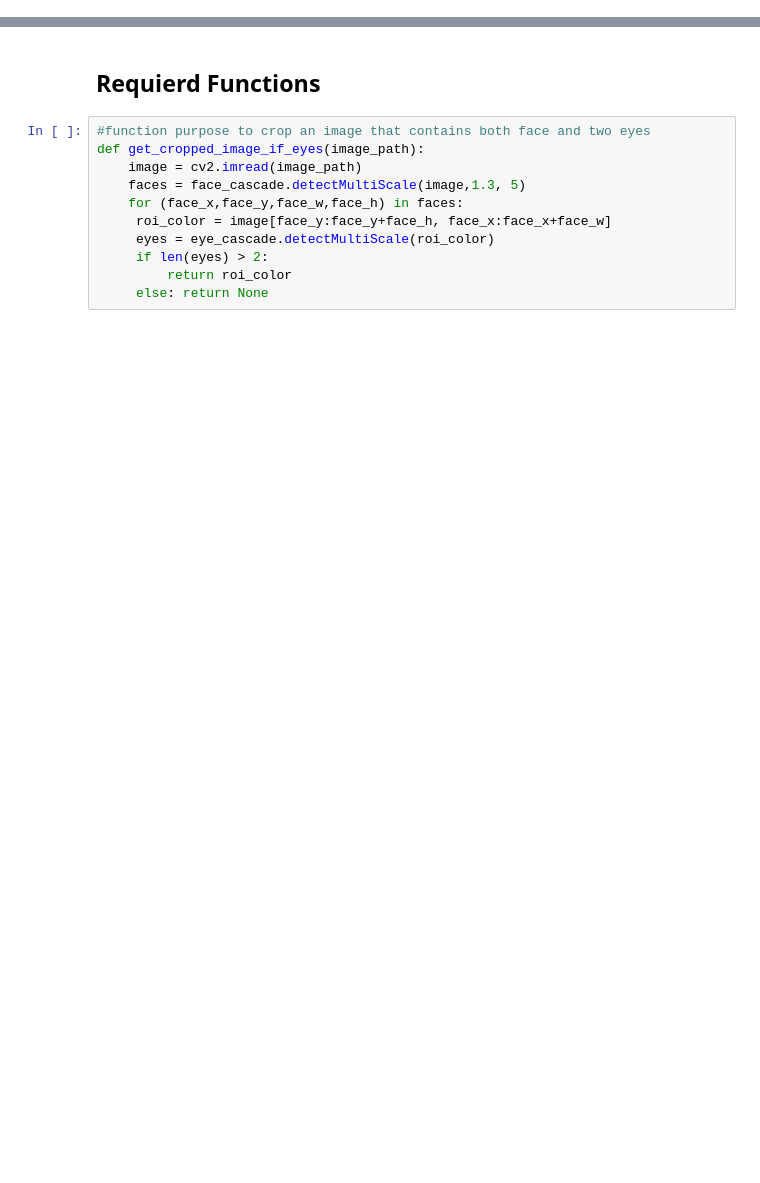
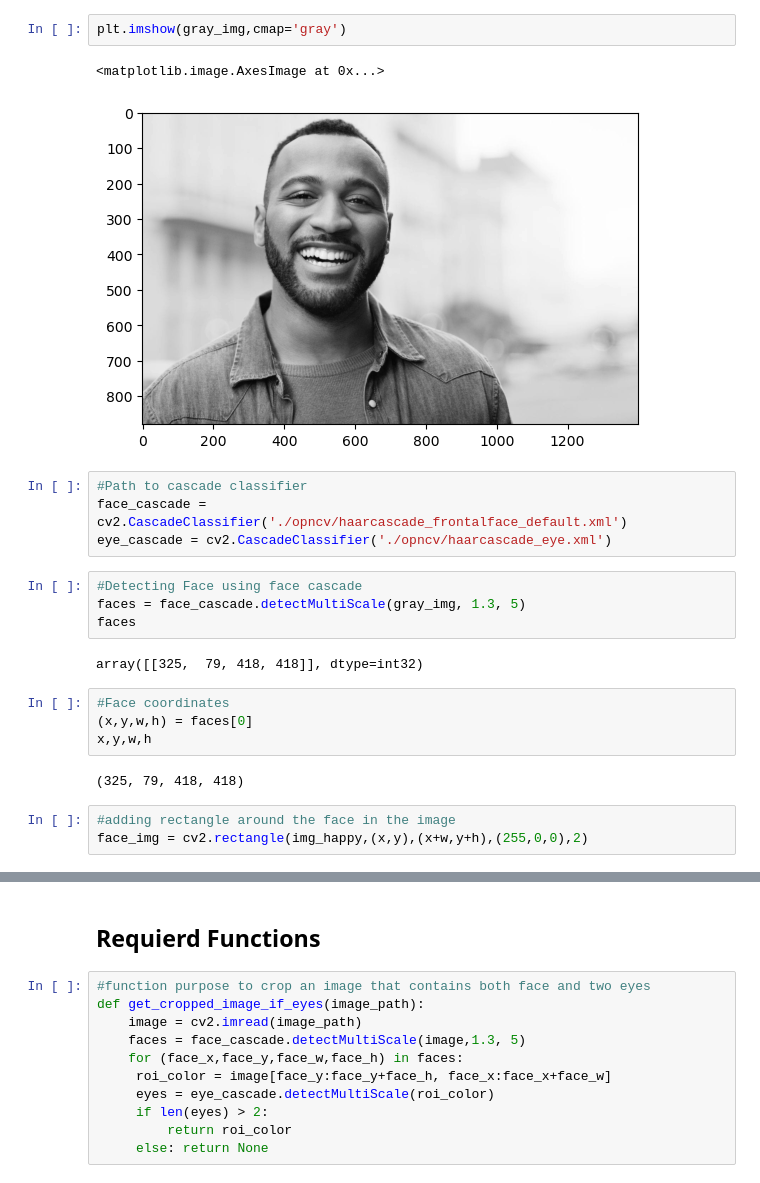
Before and after one commit to RobinRosculete/Happy_Sad_Detection, a Jupyter notebook: Model/Face Detection Model.ipynb, the cells around one changed output, grey strips where cells are left out. Saved outputs shown, nothing was run; the diff lists cells and outputs as text; blank space fills up the shorter version.

```diff
--- a/Model/Face Detection Model.ipynb
+++ b/Model/Face Detection Model.ipynb
@@ -22,0 +53,24 @@ eye_cascade = cv2.CascadeClassifier('./opncv/haarcascade_eye.xml')
+# %%
+plt.imshow(gray_img,cmap='gray')
+# %% [output]
+<matplotlib.image.AxesImage at 0x...>
+[figure, added]
+# %%
+#Path to cascade classifier
+face_cascade = cv2.CascadeClassifier('./opncv/haarcascade_frontalface_default.xml')
+eye_cascade = cv2.CascadeClassifier('./opncv/haarcascade_eye.xml')
+# %%
+#Detecting Face using face cascade
+faces = face_cascade.detectMultiScale(gray_img, 1.3, 5)
+faces
+# %% [output]
+array([[325,  79, 418, 418]], dtype=int32)
+# %%
+#Face coordinates
+(x,y,w,h) = faces[0]
+x,y,w,h
+# %% [output]
+(325, 79, 418, 418)
+# %%
+#adding rectangle around the face in the image
+face_img = cv2.rectangle(img_happy,(x,y),(x+w,y+h),(255,0,0),2)
```
Also changed, not shown: parts of 30 cells of this notebook, 22 other files.
